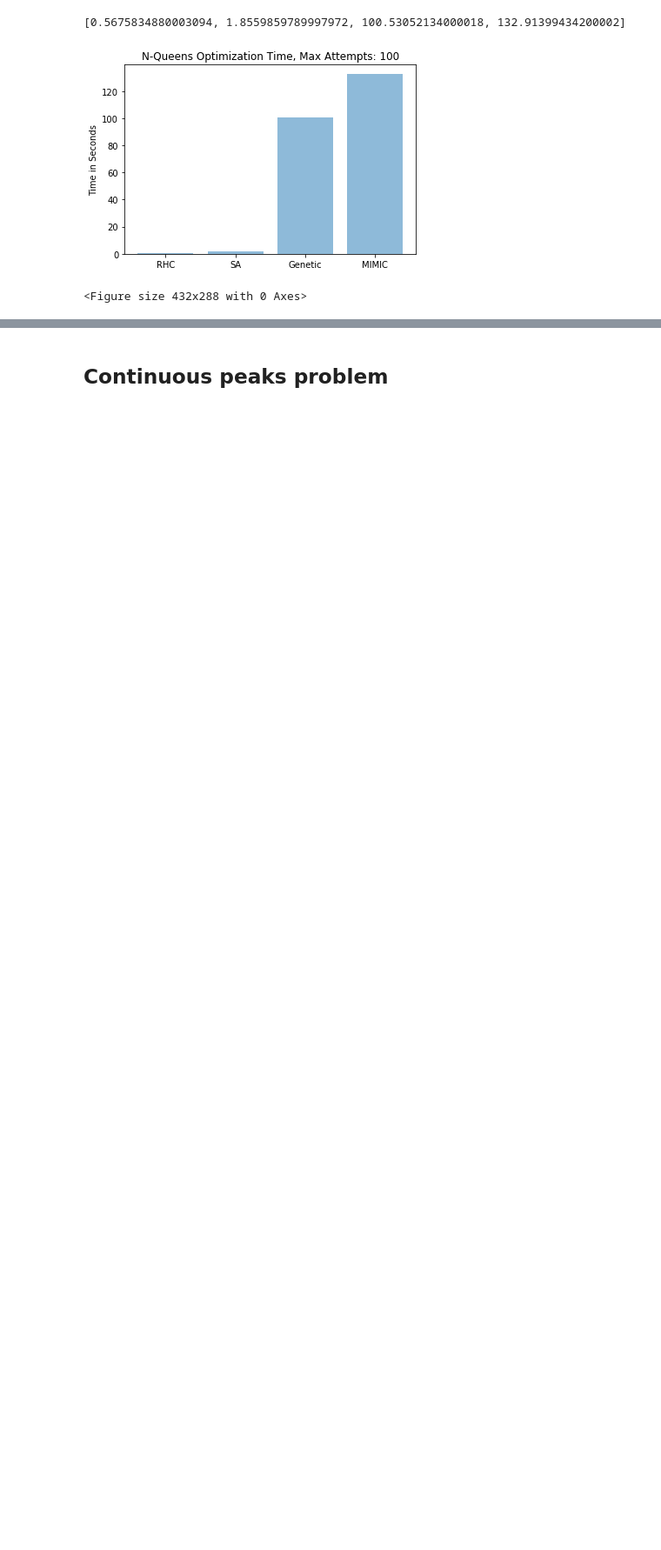
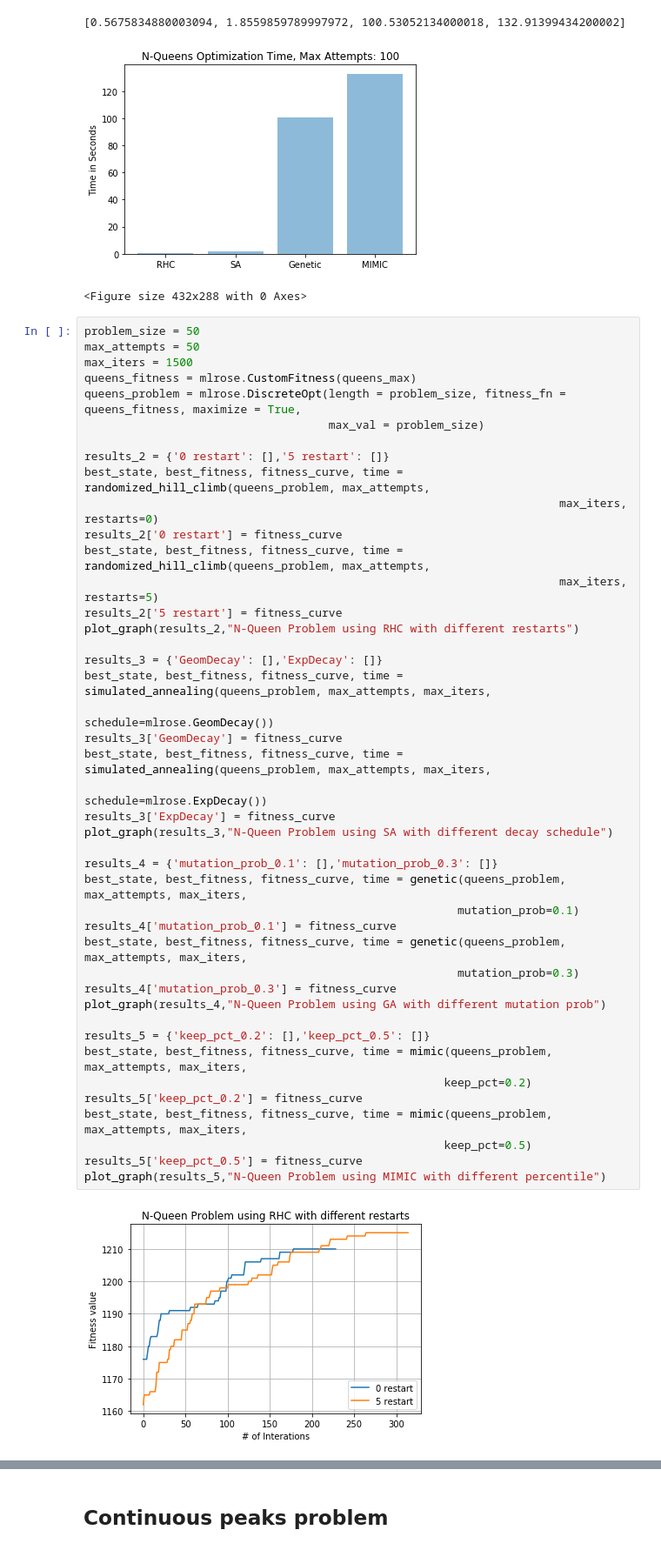
Before and after one commit to netcsc/randomized-optimization-ML, a Jupyter notebook: ro_problem.ipynb, the cells around one changed output, grey strips where cells are left out. Shown at 87% size. Cells and saved outputs as stored; diff of their text form; blank space fills up the shorter version.

```diff
--- a/ro_problem.ipynb
+++ b/ro_problem.ipynb
@@ -182,3 +231,48 @@ for k, v in results.items():
 [0.5675834880003094, 1.8559859789997972, 100.53052134000018, 132.91399434200002]
 [figure]
 <Figure size 432x288 with 0 Axes>
+# %%
+problem_size = 50
+max_attempts = 50
+max_iters = 1500
+queens_fitness = mlrose.CustomFitness(queens_max)
+queens_problem = mlrose.DiscreteOpt(length = problem_size, fitness_fn = queens_fitness, maximize = True,
+                                    max_val = problem_size)
+
+results_2 = {'0 restart': [],'5 restart': []}
+best_state, best_fitness, fitness_curve, time = randomized_hill_climb(queens_problem, max_attempts,
+                                                                      max_iters, restarts=0)
+results_2['0 restart'] = fitness_curve
+best_state, best_fitness, fitness_curve, time = randomized_hill_climb(queens_problem, max_attempts,
+                                                                      max_iters, restarts=5)
+results_2['5 restart'] = fitness_curve
+plot_graph(results_2,"N-Queen Problem using RHC with different restarts")
+
+results_3 = {'GeomDecay': [],'ExpDecay': []}
+best_state, best_fitness, fitness_curve, time = simulated_annealing(queens_problem, max_attempts, max_iters,
+                                                                    schedule=mlrose.GeomDecay())
+results_3['GeomDecay'] = fitness_curve
+best_state, best_fitness, fitness_curve, time = simulated_annealing(queens_problem, max_attempts, max_iters,
+                                                                    schedule=mlrose.ExpDecay())
+results_3['ExpDecay'] = fitness_curve
+plot_graph(results_3,"N-Queen Problem using SA with different decay schedule")
+
+results_4 = {'mutation_prob_0.1': [],'mutation_prob_0.3': []}
+best_state, best_fitness, fitness_curve, time = genetic(queens_problem, max_attempts, max_iters,
+                                                       mutation_prob=0.1)
+results_4['mutation_prob_0.1'] = fitness_curve
+best_state, best_fitness, fitness_curve, time = genetic(queens_problem, max_attempts, max_iters,
+                                                       mutation_prob=0.3)
+results_4['mutation_prob_0.3'] = fitness_curve
+plot_graph(results_4,"N-Queen Problem using GA with different mutation prob")
+
+results_5 = {'keep_pct_0.2': [],'keep_pct_0.5': []}
+best_state, best_fitness, fitness_curve, time = mimic(queens_problem, max_attempts, max_iters,
+                                                     keep_pct=0.2)
+results_5['keep_pct_0.2'] = fitness_curve
+best_state, best_fitness, fitness_curve, time = mimic(queens_problem, max_attempts, max_iters,
+                                                     keep_pct=0.5)
+results_5['keep_pct_0.5'] = fitness_curve
+plot_graph(results_5,"N-Queen Problem using MIMIC with different percentile")
+# %% [output]
+[figure, added]
```
Also changed, not shown: parts of 3 cells of this notebook, 2 other files.
